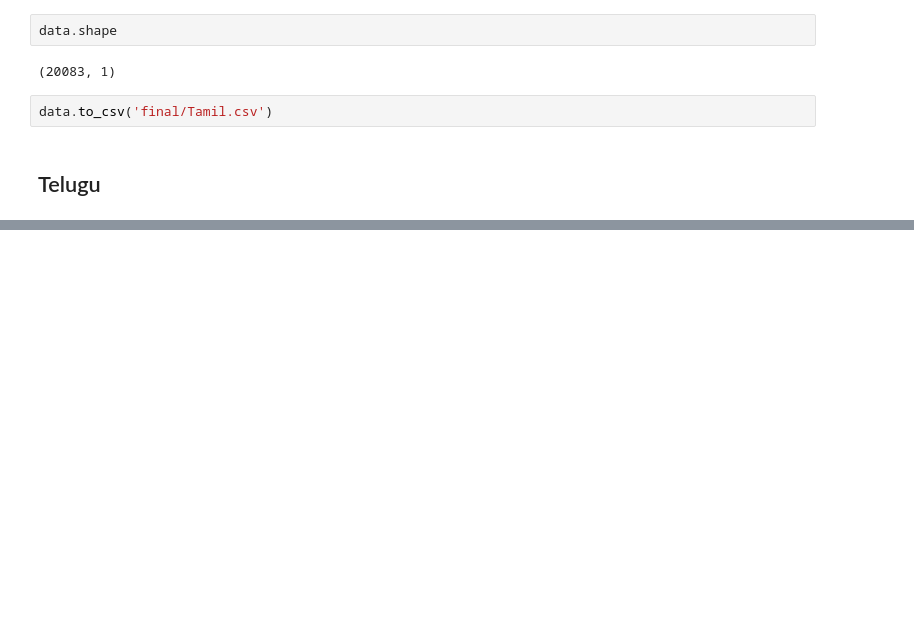
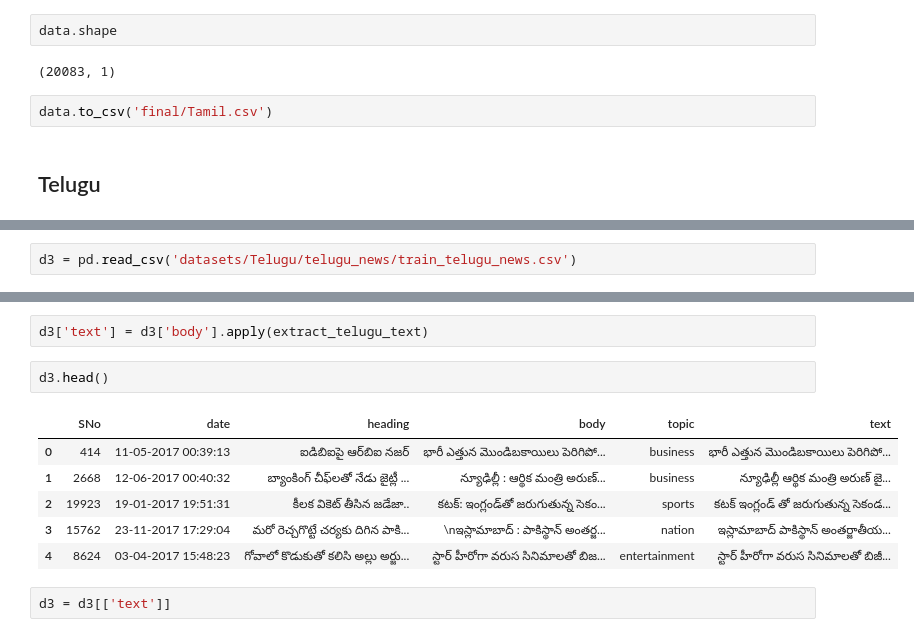
Before and after one commit to pranavagrawal321/Language-Identification, a Jupyter notebook: preprocessing.ipynb, the cells around one changed output, grey strips where cells are left out. Cells and saved outputs as stored; diff of their text form; blank space fills up the shorter version.

```diff
--- a/preprocessing.ipynb
+++ b/preprocessing.ipynb
@@ -2143,0 +2252,2 @@ data
+# %%
+d3 = pd.read_csv('datasets/Telugu/telugu_news/train_telugu_news.csv')
@@ -2143,0 +2263,13 @@ data
+# %%
+d3['text'] = d3['body'].apply(extract_telugu_text)
+# %%
+d3.head()
+# %% [output]
+|  | SNo | date | heading | body | topic | text |
+| 0 | 414 | 11-05-2017 00:39:13 | ఐడిబిఐపై ఆర్‌బిఐ నజర్‌ | భారీ ఎత్తున మొండిబకాయిలు పెరిగిపో... | business | భారీ ఎత్తున మొండిబకాయిలు పెరిగిపో... |
+| 1 | 2668 | 12-06-2017 00:40:32 | బ్యాంకింగ్‌ చీఫ్‌లతో నేడు జైట్లీ ... | న్యూఢిల్లీ : ఆర్థిక మంత్రి అరుణ్‌... | business | న్యూఢిల్లీ ఆర్థిక మంత్రి అరుణ్ జై... |
+| 2 | 19923 | 19-01-2017 19:51:31 | కీలక వికెట్ తీసిన జడేజా.. | కటక్: ఇంగ్లండ్‌తో జరుగుతున్న సెకం... | sports | కటక్ ఇంగ్లండ్ తో జరుగుతున్న సెకండ... |
+| 3 | 15762 | 23-11-2017 17:29:04 | మరో రెచ్చగొట్టే చర్యకు దిగిన పాకి... | \nఇస్లామాబాద్ : పాకిస్థాన్ అంతర్జ... | nation | ఇస్లామాబాద్ పాకిస్థాన్ అంతర్జాతీయ... |
+| 4 | 8624 | 03-04-2017 15:48:23 | గోవాలో కొడుకుతో కలిసి అల్లు అర్జు... | స్టార్‌ హీరోగా వరుస సినిమాలతో బిజ... | entertainment | స్టార్ హీరోగా వరుస సినిమాలతో బిజీ... |
+# %%
+d3 = d3[['text']]
```
Also changed, not shown: parts of 40 cells of this notebook.
